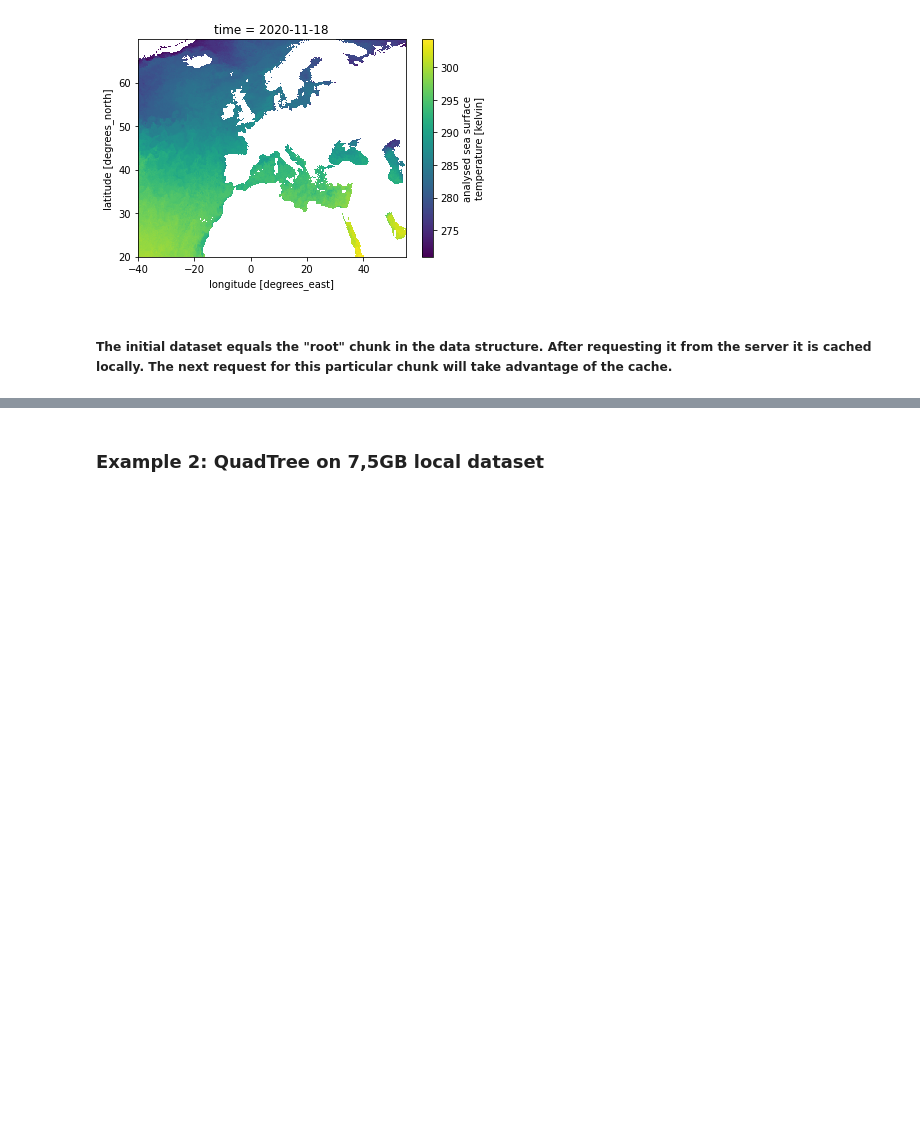
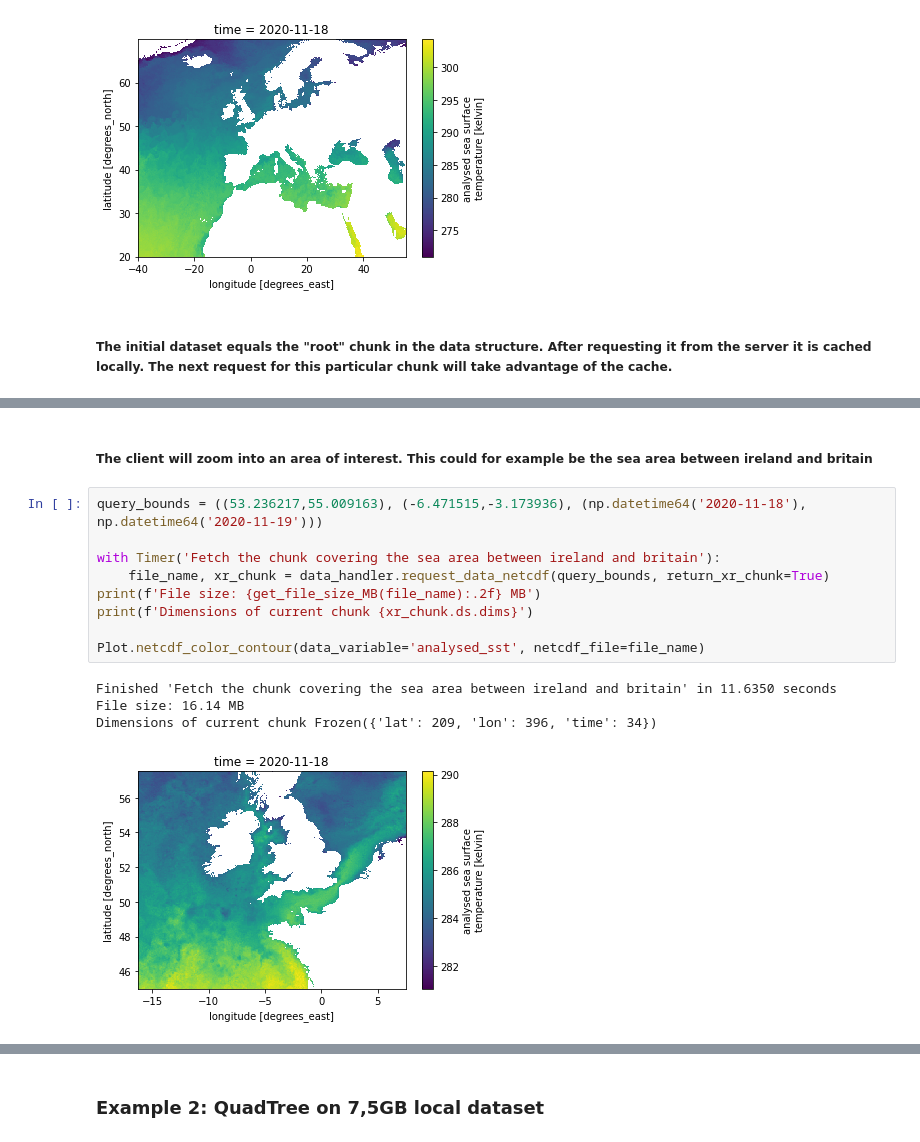
Before and after one commit to oyjoh/adaptive-data-retrieval, a Jupyter notebook: data_handler_demo.ipynb, the cells around one changed output, grey strips where cells are left out. Drawn from its saved outputs; the diff is of its cells as text; blank space fills up the shorter version.

```diff
--- a/data_handler_demo.ipynb
+++ b/data_handler_demo.ipynb
@@ -88,0 +118,16 @@ File size: 38.67 MB
+# %% [markdown]
+##### The client will zoom into an area of interest. This could for example be the sea area between ireland and britain
+# %%
+query_bounds = ((53.236217,55.009163), (-6.471515,-3.173936), (np.datetime64('2020-11-18'), np.datetime64('2020-11-19')))
+
+with Timer('Fetch the chunk covering the sea area between ireland and britain'):
+    file_name, xr_chunk = data_handler.request_data_netcdf(query_bounds, return_xr_chunk=True)
+print(f'File size: {get_file_size_MB(file_name):.2f} MB')
+print(f'Dimensions of current chunk {xr_chunk.ds.dims}')
+
+Plot.netcdf_color_contour(data_variable='analysed_sst', netcdf_file=file_name)
+# %% [output]
+Finished 'Fetch the chunk covering the sea area between ireland and britain' in 11.6350 seconds
+File size: 16.14 MB
+Dimensions of current chunk Frozen({'lat': 209, 'lon': 396, 'time': 34})
+[figure, added]
```
Also changed, not shown: parts of 14 cells of this notebook, 8 other files.
